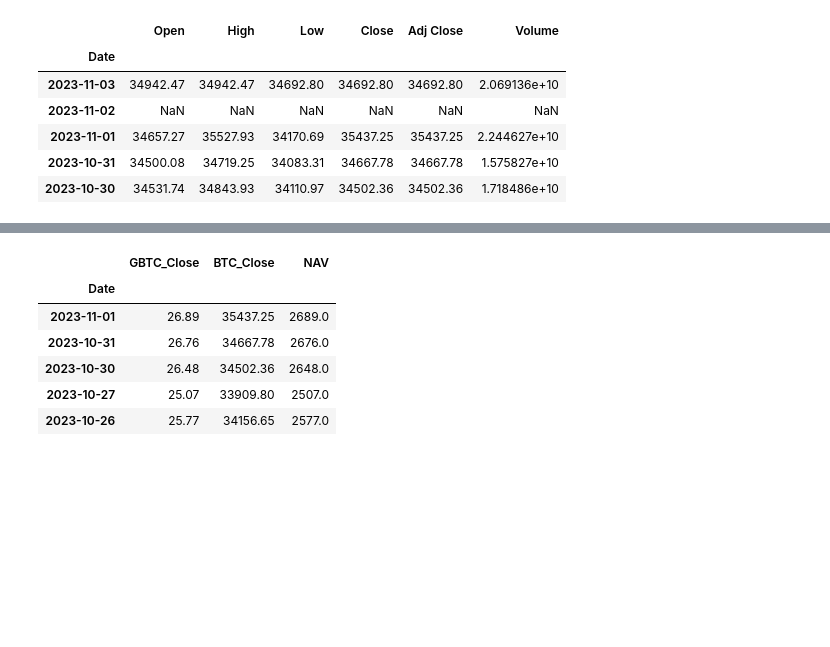
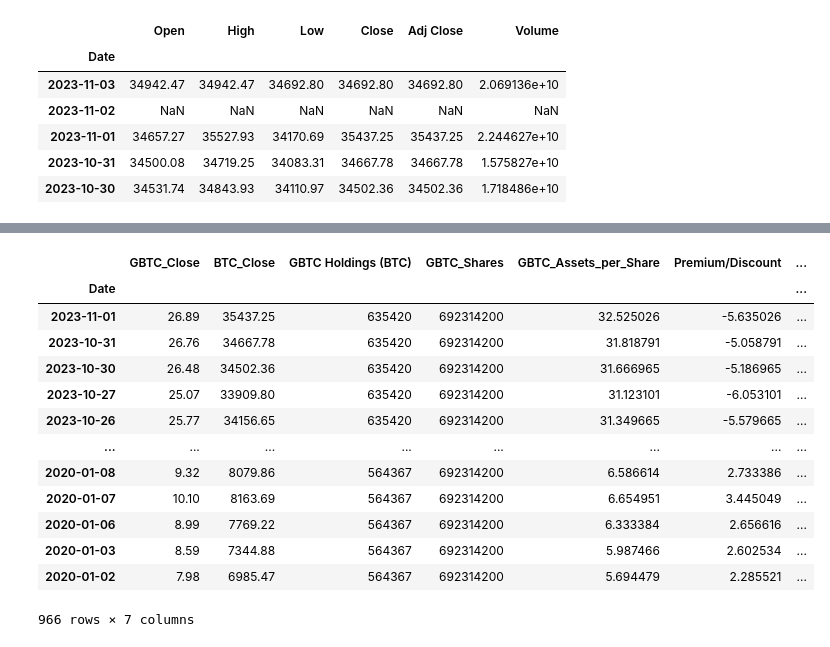
Before and after one commit to t-sullivan/Project-1, a Jupyter notebook: nav_trade.ipynb, the cells around one changed output, grey strips where cells are left out. Saved outputs shown, nothing was run; the diff lists cells and outputs as text; code cells hidden in the pictures; blank space fills up the shorter version.

```diff
--- a/nav_trade.ipynb
+++ b/nav_trade.ipynb
@@ -200,12 +219,38 @@ combined_df.head()
-# %%
-combined_df['NAV'] = combined_df['GBTC_Close'] * 100
-
-combined_df.head()
-# %% [output]
-|  | GBTC_Close | BTC_Close | NAV |
-| Date |  |  |  |
-| 2023-11-01 | 26.89 | 35437.25 | 2689.0 |
-| 2023-10-31 | 26.76 | 34667.78 | 2676.0 |
-| 2023-10-30 | 26.48 | 34502.36 | 2648.0 |
-| 2023-10-27 | 25.07 | 33909.80 | 2507.0 |
-| 2023-10-26 | 25.77 | 34156.65 | 2577.0 |
+# %%
+# Merge the dataframes for pricing information and GBTC holdings into one dataframe
+merged_df = combined_df.merge(gbtc_holdings_data, left_on="year_month", right_on="year_month")[['Date', 'GBTC_Close', 'BTC_Close', 'GBTC Holdings (BTC)']]
+
+# Assume that there are 692,314,200 outstanding shares throughout the time period
+merged_df['GBTC_Shares'] = int(692314200)
+
+# Add a holdings/share column
+merged_df['GBTC_Assets_per_Share'] = ( merged_df['GBTC Holdings (BTC)'] * merged_df['BTC_Close'] ) / merged_df['GBTC_Shares']
+
+# Calculate the premium or discount for GBTC
+merged_df['Premium/Discount'] = merged_df['GBTC_Close'] - merged_df['GBTC_Assets_per_Share']
+
+# Calculate the percent premium or discount
+merged_df['Discount_to_NAV'] = (merged_df['Premium/Discount'] / merged_df['GBTC_Assets_per_Share']) * 100
+
+# Set the index of the merged dataframe to be the date
+merged_df.set_index('Date', inplace=True)
+
+# Remove everything before 1/1/2020
+merged_df = merged_df.drop(merged_df.index[merged_df.index < '2020-01-01'])
+
+merged_df
+# %% [output]
+|  | GBTC_Close | BTC_Close | GBTC Holdings (BTC) | GBTC_Shares | GBTC_Assets_per_Share | Premium/Discount | ... |
+| Date |  |  |  |  |  |  | ... |
+| 2023-11-01 | 26.89 | 35437.25 | 635420 | 692314200 | 32.525026 | -5.635026 | ... |
+| 2023-10-31 | 26.76 | 34667.78 | 635420 | 692314200 | 31.818791 | -5.058791 | ... |
+| 2023-10-30 | 26.48 | 34502.36 | 635420 | 692314200 | 31.666965 | -5.186965 | ... |
+| 2023-10-27 | 25.07 | 33909.80 | 635420 | 692314200 | 31.123101 | -6.053101 | ... |
+| 2023-10-26 | 25.77 | 34156.65 | 635420 | 692314200 | 31.349665 | -5.579665 | ... |
+| ... | ... | ... | ... | ... | ... | ... | ... |
+| 2020-01-08 | 9.32 | 8079.86 | 564367 | 692314200 | 6.586614 | 2.733386 | ... |
+| 2020-01-07 | 10.10 | 8163.69 | 564367 | 692314200 | 6.654951 | 3.445049 | ... |
+| 2020-01-06 | 8.99 | 7769.22 | 564367 | 692314200 | 6.333384 | 2.656616 | ... |
+| 2020-01-03 | 8.59 | 7344.88 | 564367 | 692314200 | 5.987466 | 2.602534 | ... |
+| 2020-01-02 | 7.98 | 6985.47 | 564367 | 692314200 | 5.694479 | 2.285521 | ... |
+966 rows × 7 columns
```
Also changed, not shown: parts of 9 cells of this notebook.
